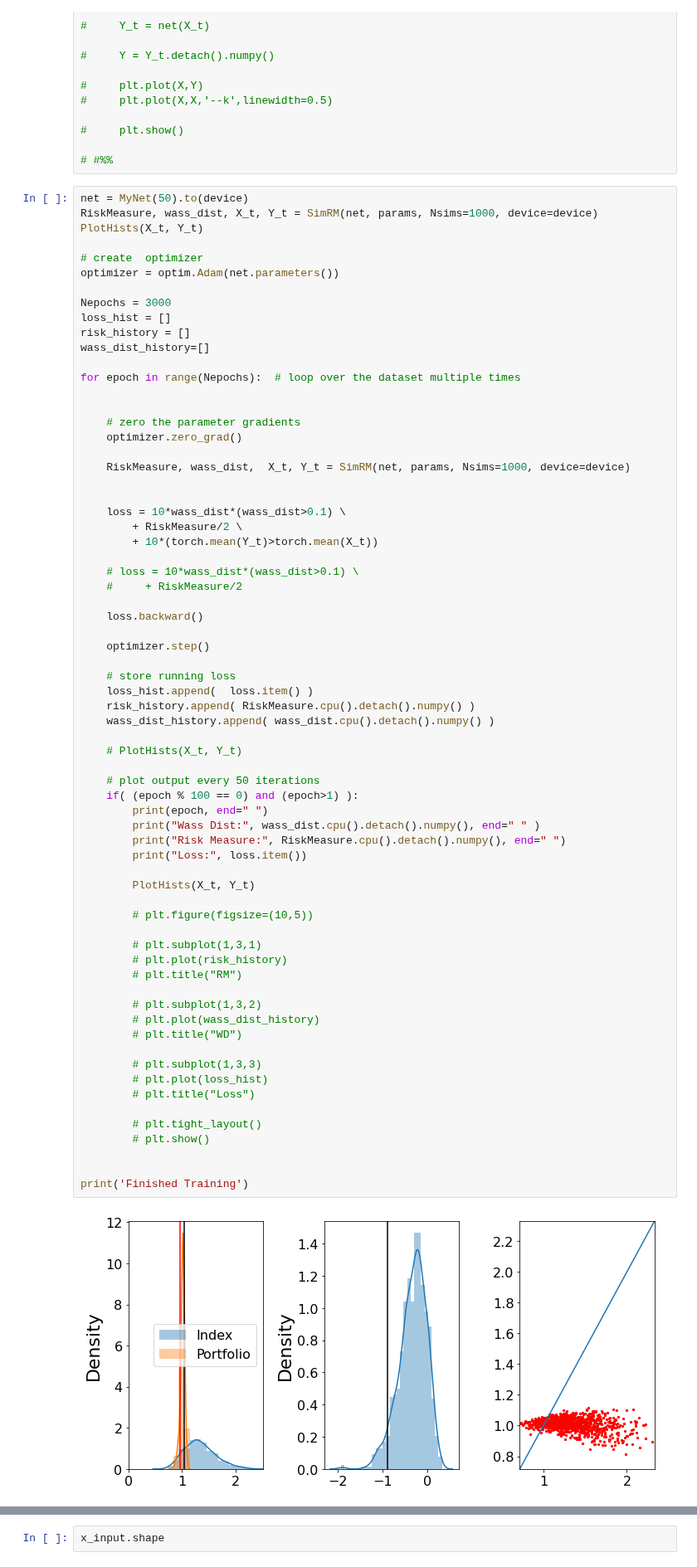
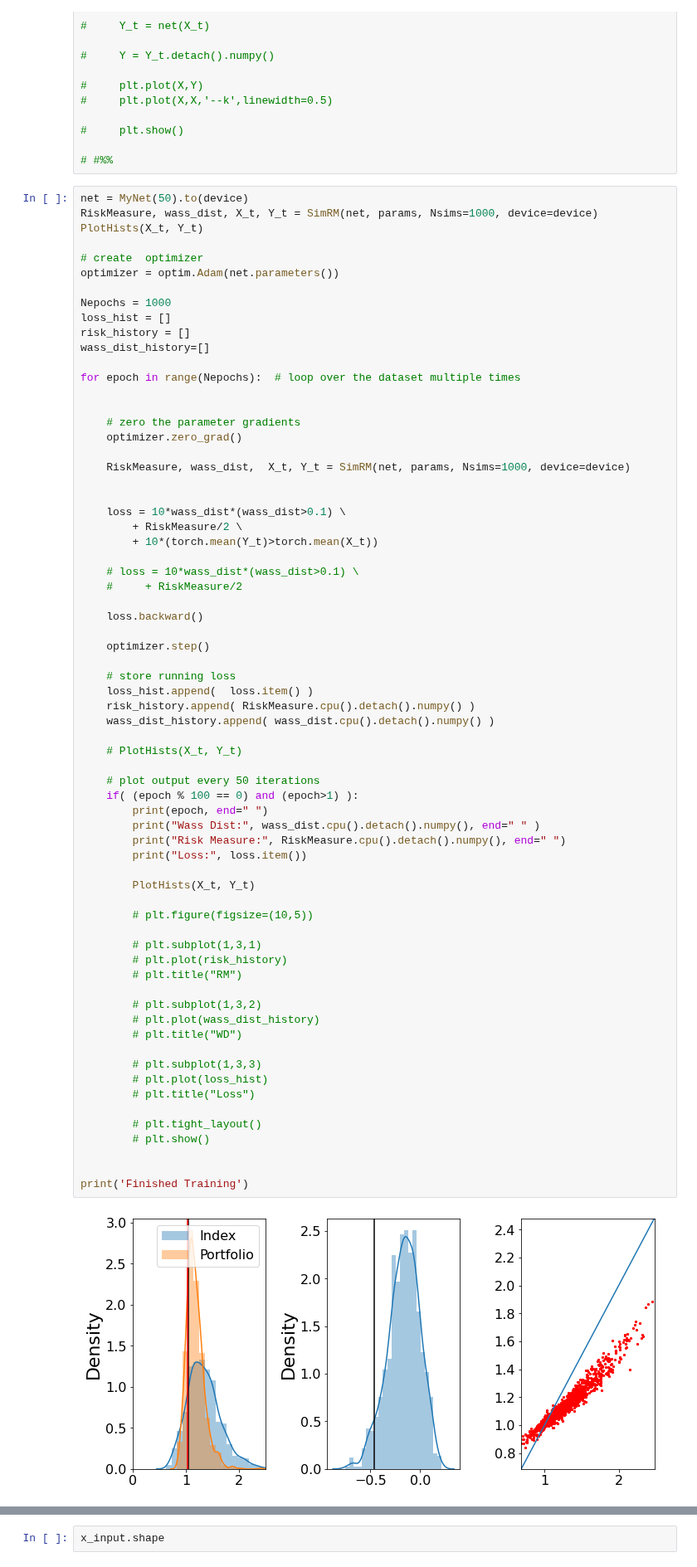
Before and after one commit to tatsath/PortfolioOptimization, a Jupyter notebook: BareBonesAnalysis/Step2.1_2assets_no_timedimension.ipynb, the cells around one changed output, grey strips where cells are left out. Shown at 83% size. Cells and saved outputs as stored; diff of their text form.

```diff
--- a/BareBonesAnalysis/Step2.1_2assets_no_timedimension.ipynb
+++ b/BareBonesAnalysis/Step2.1_2assets_no_timedimension.ipynb
@@ -302,7 +302,7 @@ PlotHists(X_t, Y_t)
 # create  optimizer
 optimizer = optim.Adam(net.parameters())
 
-Nepochs = 3000
+Nepochs = 1000
 loss_hist = []
 risk_history = []
 wass_dist_history=[]
@@ -336,34 +336,34 @@ for epoch in range(Nepochs):  # loop over the dataset multiple times
 
     # plot output every 50 iterations
     if( (epoch % 100 == 0) and (epoch>1) ):
         print(epoch, end=" ")
         print("Wass Dist:", wass_dist.cpu().detach().numpy(), end=" " )
         print("Risk Measure:", RiskMeasure.cpu().detach().numpy(), end=" ")
         print("Loss:", loss.item())
 
         PlotHists(X_t, Y_t)
 
         # plt.figure(figsize=(10,5))
 
         # plt.subplot(1,3,1)
         # plt.plot(risk_history)
         # plt.title("RM")
 
         # plt.subplot(1,3,2)
         # plt.plot(wass_dist_history)
         # plt.title("WD")
 
         # plt.subplot(1,3,3)
         # plt.plot(loss_hist)
         # plt.title("Loss")
 
         # plt.tight_layout()
         # plt.show()
 
 
 print('Finished Training')
 # %% [output]
-[figure, old version]
+[figure, new version]
 # %%
 X1_delta_t = np.linspace(0.0, 3, 100)
 X2_delta_t = np.linspace(0.0, 3, 100)
```
Also changed, not shown: parts of 1 cell of this notebook.
